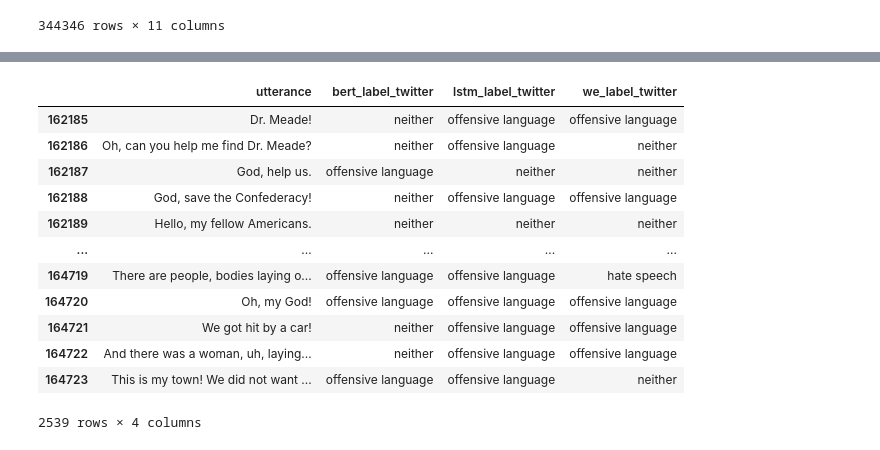
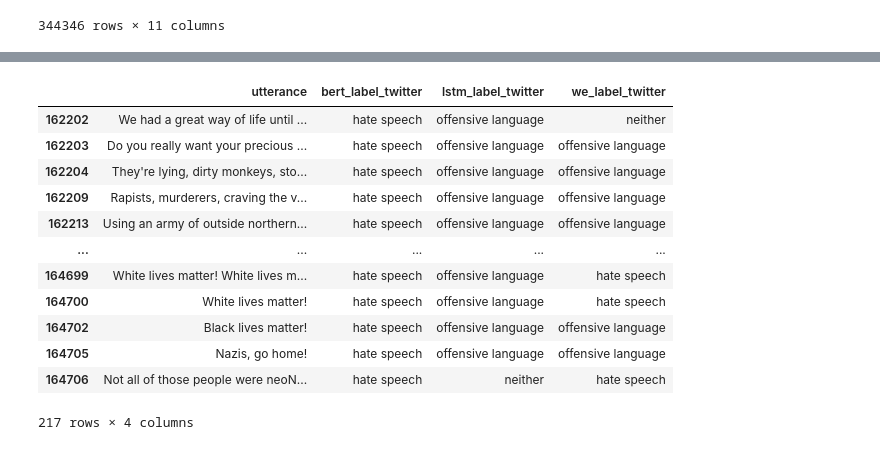
Before and after one commit to nvbogu/movie_hatespeech_detection, a Jupyter notebook: niklas_approach/putting_everything_together.ipynb, the cells around one changed output, grey strips where cells are left out. Saved outputs shown, nothing was run; the diff lists cells and outputs as text; code cells hidden in the pictures.

```diff
--- a/niklas_approach/putting_everything_together.ipynb
+++ b/niklas_approach/putting_everything_together.ipynb
@@ -322,18 +322,18 @@ df_results[(df_results.we_label_twitter==label) & (df_results.lstm_label_twitter
 | 309574 | The Hunger Games | 1258 | We have to get outta here. | 1609 | friendship | not hate speech | hate speech | ... |
 | 339869 | Twilight | 638 | You can't come with me, Leo. | 1408 | friendship | not hate speech | hate speech | ... |
 # %%
-df_results[(df_results.movie_name=='BlacKkKlansman') & ][['utterance', 'bert_label_twitter', 'lstm_label_twitter', 'we_label_twitter']]
+df_results[(df_results.movie_name=='BlacKkKlansman') & (df_results.bert_label_twitter=='hate speech')][['utterance', 'bert_label_twitter', 'lstm_label_twitter', 'we_label_twitter']]
 # %% [output]
 |  | utterance | bert_label_twitter | lstm_label_twitter | we_label_twitter |
-| 162185 | Dr. Meade! | neither | offensive language | offensive language |
-| 162186 | Oh, can you help me find Dr. Meade? | neither | offensive language | neither |
-| 162187 | God, help us. | offensive language | neither | neither |
-| 162188 | God, save the Confederacy! | neither | offensive language | offensive language |
-| 162189 | Hello, my fellow Americans. | neither | neither | neither |
+| 162202 | We had a great way of life until ... | hate speech | offensive language | neither |
+| 162203 | Do you really want your precious ... | hate speech | offensive language | offensive language |
+| 162204 | They're lying, dirty monkeys, sto... | hate speech | offensive language | offensive language |
+| 162209 | Rapists, murderers, craving the v... | hate speech | offensive language | offensive language |
+| 162213 | Using an army of outside northern... | hate speech | offensive language | offensive language |
 | ... | ... | ... | ... | ... |
-| 164719 | There are people, bodies laying o... | offensive language | offensive language | hate speech |
-| 164720 | Oh, my God! | offensive language | offensive language | offensive language |
-| 164721 | We got hit by a car! | neither | offensive language | offensive language |
-| 164722 | And there was a woman, uh, laying... | neither | offensive language | offensive language |
-| 164723 | This is my town! We did not want ... | offensive language | offensive language | neither |
+| 164699 | White lives matter! White lives m... | hate speech | offensive language | hate speech |
+| 164700 | White lives matter! | hate speech | offensive language | hate speech |
+| 164702 | Black lives matter! | hate speech | offensive language | offensive language |
+| 164705 | Nazis, go home! | hate speech | offensive language | offensive language |
+| 164706 | Not all of those people were neoN... | hate speech | neither | hate speech |
-2539 rows × 4 columns
+217 rows × 4 columns
```
